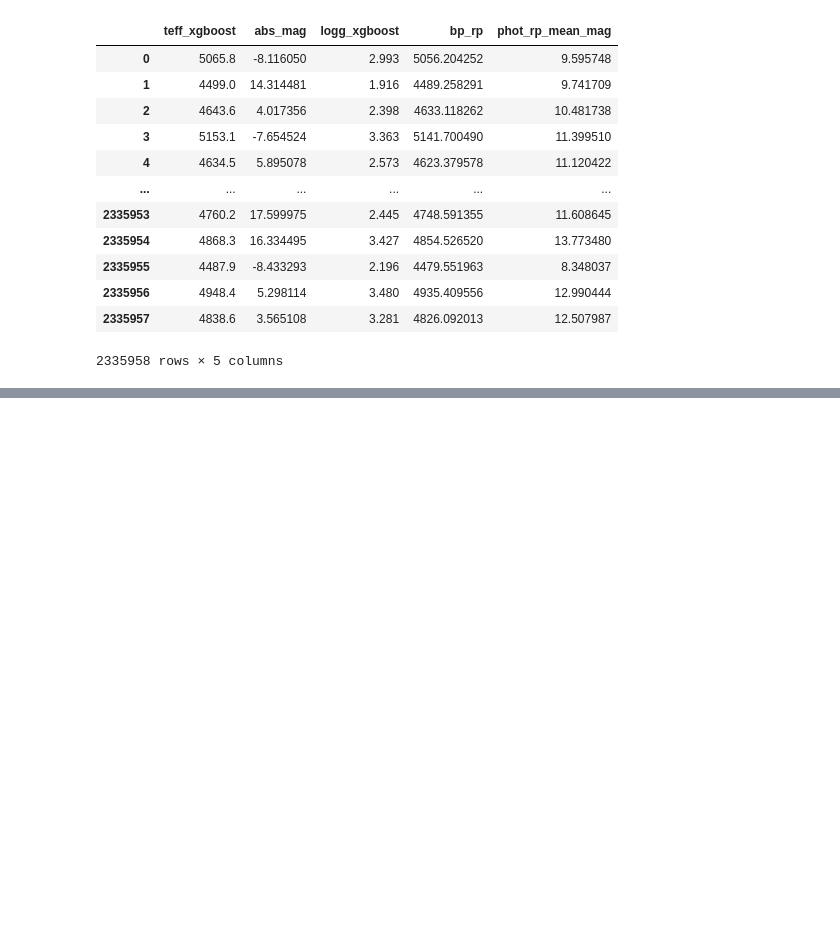
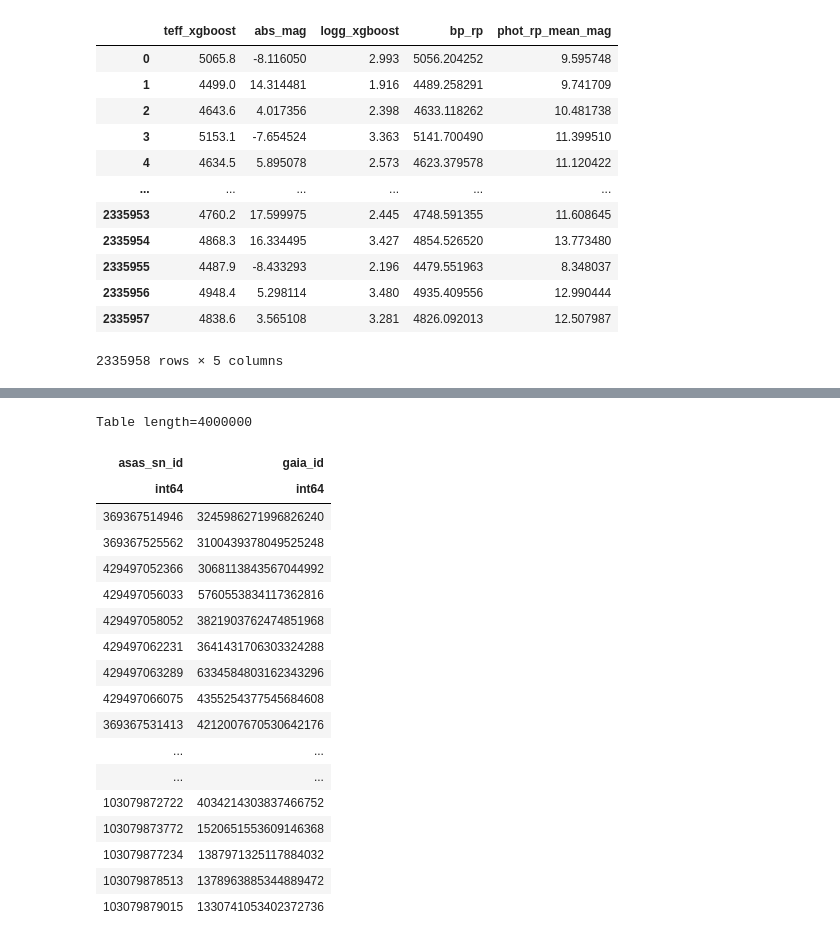
Before and after one commit to PK0207/geology_final_project, a Jupyter notebook: Gaia_sample.ipynb, the cells around one changed output, grey strips where cells are left out. Saved outputs shown, nothing was run; the diff lists cells and outputs as text; code cells hidden in the pictures; blank space fills up the shorter version.

```diff
--- a/Gaia_sample.ipynb
+++ b/Gaia_sample.ipynb
@@ -377,0 +378,24 @@ plt.show()
+# %%
+#gaia?
+ugh = Table.read("gaiaasassn0.csv")
+ugh
+# %% [output]
+Table length=4000000
+| asas_sn_id | gaia_id |
+| int64 | int64 |
+| 369367514946 | 3245986271996826240 |
+| 369367525562 | 3100439378049525248 |
+| 429497052366 | 3068113843567044992 |
+| 429497056033 | 5760553834117362816 |
+| 429497058052 | 3821903762474851968 |
+| 429497062231 | 3641431706303324288 |
+| 429497063289 | 6334584803162343296 |
+| 429497066075 | 4355254377545684608 |
+| 369367531413 | 4212007670530642176 |
+| ... | ... |
+| ... | ... |
+| 103079872722 | 4034214303837466752 |
+| 103079873772 | 1520651553609146368 |
+| 103079877234 | 1387971325117884032 |
+| 103079878513 | 1378963885344889472 |
+| 103079879015 | 1330741053402372736 |
```
Also changed, not shown: parts of 3 cells of this notebook, 4 other files.
